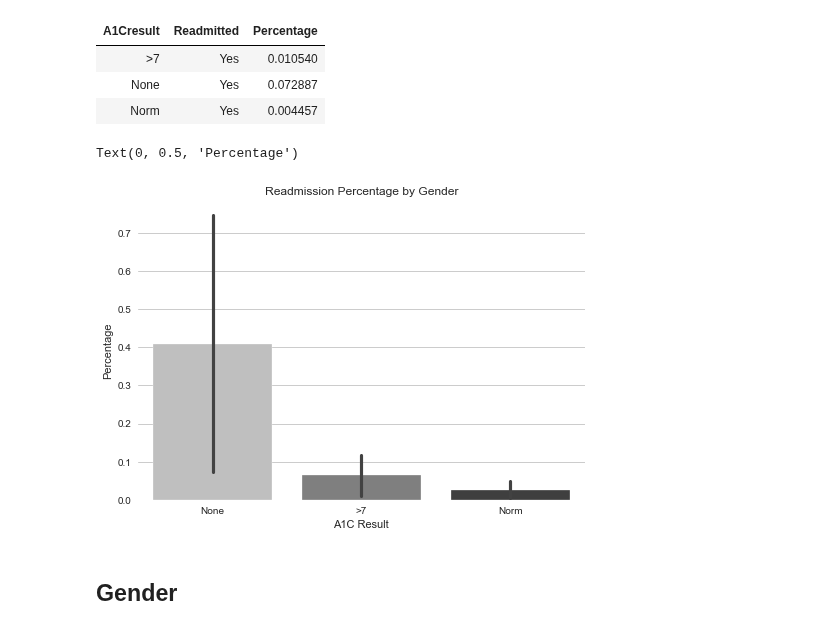
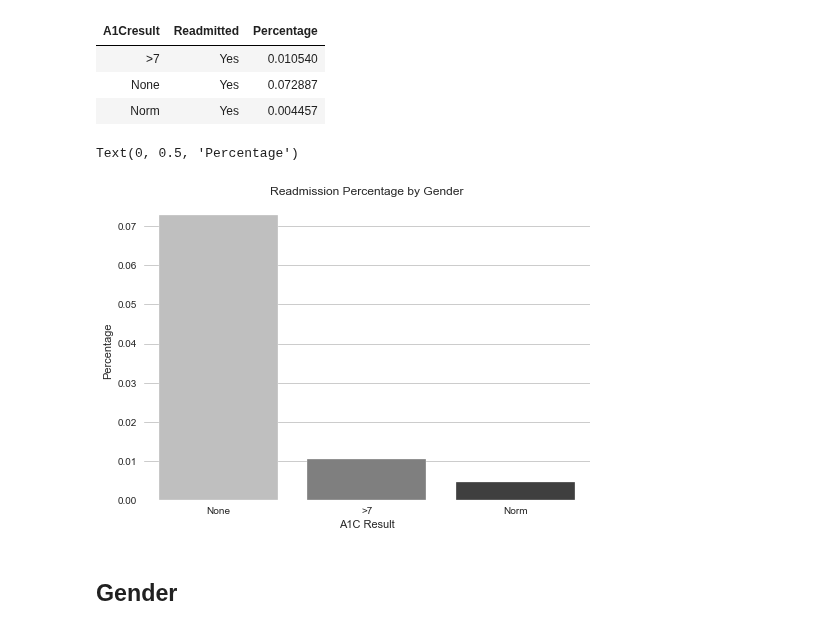
Before and after one commit to sagarwala12/HRRP, a Jupyter notebook: Visualizations_Final.ipynb, the cells around one changed output. Cells and saved outputs as stored; diff of their text form; code cells hidden in the pictures.

```diff
--- a/Visualizations_Final.ipynb
+++ b/Visualizations_Final.ipynb
@@ -235,14 +235,14 @@ a1c_percentxs.style.hide_index()
 | Norm | Yes | 0.004457 |
 # %%
 plt.figure()
-sns.barplot(x="A1Cresult", y="Percentage", data=a1c_percent , ci=95, palette = 'binary')
+sns.barplot(x="A1Cresult", y= a1c_percent.loc[a1c_percent['readmitted'] == 'Yes', 'Percentage'], data=a1c_percent , ci= None, palette = 'binary')
 sns.set_style(style="whitegrid")
 plt.title('Readmission Percentage by Gender')
 plt.xlabel('A1C Result')
 plt.ylabel('Percentage')
 # %% [output]
 Text(0, 0.5, 'Percentage')
-[figure, old version]
+[figure, new version]
 # %% [markdown]
 ## Gender
 # %%
```
Also changed, not shown: parts of 5 cells of this notebook.
